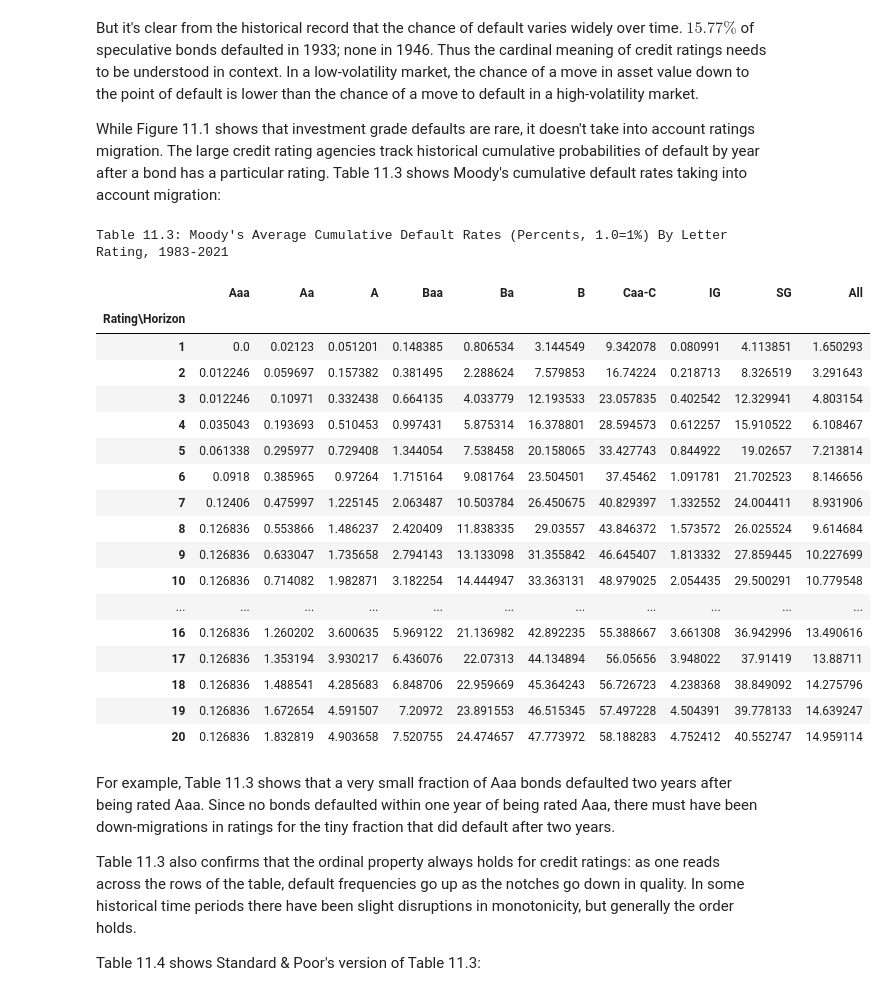
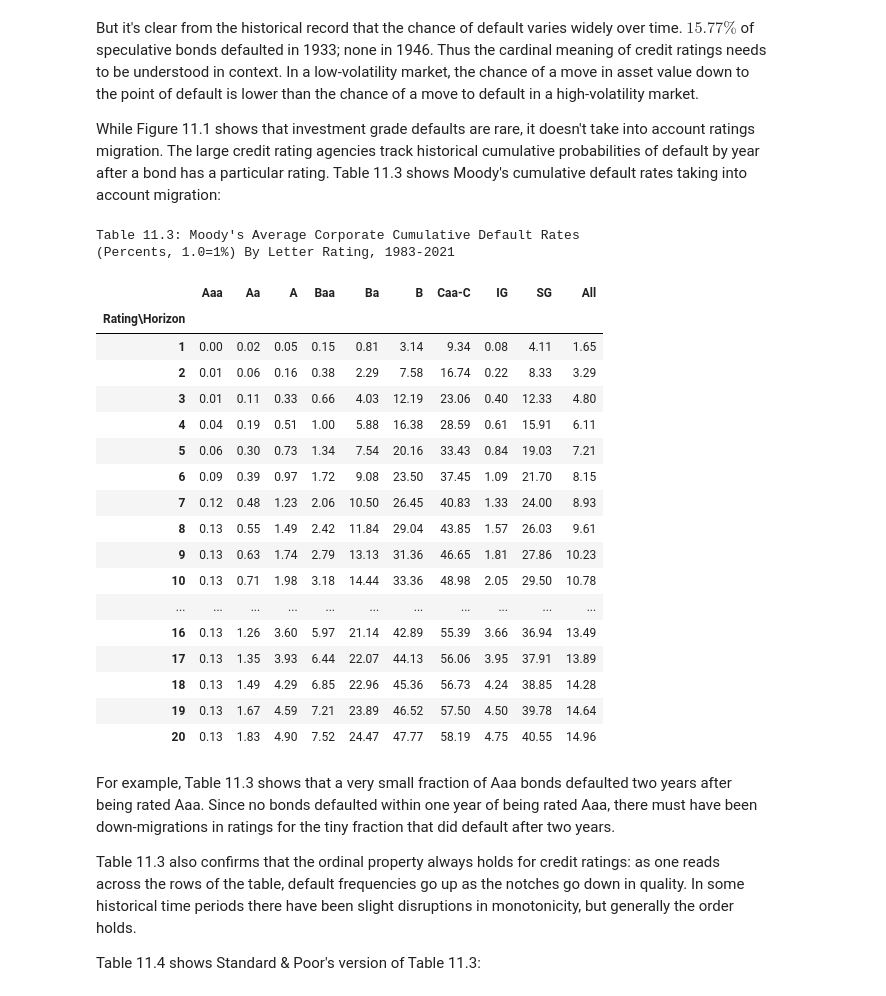
Before and after one commit to omegaphoenix/quantitative-risk-management, a Jupyter notebook: Chapter_11.ipynb, the cells around one changed output. Saved outputs shown, nothing was run; the diff lists cells and outputs as text; code cells hidden in the pictures.

```diff
--- a/Chapter_11.ipynb
+++ b/Chapter_11.ipynb
@@ -266,40 +266,43 @@ While Figure 11.1 shows that investment grade defaults are rare, it doesn't take
 # %%
 #Produce Table 11.3
 #Data from Moody's Corporate Default and Recovery Rates, 1920-2021, Exhibit 41
 #Get restricted date range
 date_range = pd.read_excel(moodys_default_filename, sheet_name='Ex41', nrows=2, engine="openpyxl")
 recent_date_range = date_range.columns[0][-9:]
 
 #Get table and transpose it
 cumulative_rates = pd.read_excel(moodys_default_filename, sheet_name='Ex41', skiprows=2, engine="openpyxl").transpose(copy=True)
 
 idx_names = cumulative_rates.iloc[0]   #Put ratings in column names
 cumulative_rates.rename(columns = idx_names, inplace = True)
 cumulative_rates.index.rename(cumulative_rates.index[0],inplace = True)   #Put "Rating\Horizon as index name"
 cumulative_rates.drop([idx_names.name], inplace = True)   #Drop redundant ratings labels
 
-print("Table 11.3: Moody's Average Cumulative Default Rates (Percents, 1.0=1%) By Letter Rating, "+recent_date_range)
+print("Table 11.3: Moody's Average Corporate Cumulative Default Rates\n"+ \
+      "(Percents, 1.0=1%) By Letter Rating, "+recent_date_range)
+pd.options.display.float_format="{:,.2f}".format
 cumulative_rates*100.
 # %% [output]
-Table 11.3: Moody's Average Cumulative Default Rates (Percents, 1.0=1%) By Letter Rating, 1983-2021
+Table 11.3: Moody's Average Corporate Cumulative Default Rates
+(Percents, 1.0=1%) By Letter Rating, 1983-2021
 |  | Aaa | Aa | A | Baa | Ba | B | Caa-C | IG | SG | All |
 | Rating\Horizon |  |  |  |  |  |  |  |  |  |  |
-| 1 | 0.0 | 0.02123 | 0.051201 | 0.148385 | 0.806534 | 3.144549 | 9.342078 | 0.080991 | 4.113851 | 1.650293 |
-| 2 | 0.012246 | 0.059697 | 0.157382 | 0.381495 | 2.288624 | 7.579853 | 16.74224 | 0.218713 | 8.326519 | 3.291643 |
-| 3 | 0.012246 | 0.10971 | 0.332438 | 0.664135 | 4.033779 | 12.193533 | 23.057835 | 0.402542 | 12.329941 | 4.803154 |
-| 4 | 0.035043 | 0.193693 | 0.510453 | 0.997431 | 5.875314 | 16.378801 | 28.594573 | 0.612257 | 15.910522 | 6.108467 |
-| 5 | 0.061338 | 0.295977 | 0.729408 | 1.344054 | 7.538458 | 20.158065 | 33.427743 | 0.844922 | 19.02657 | 7.213814 |
-| 6 | 0.0918 | 0.385965 | 0.97264 | 1.715164 | 9.081764 | 23.504501 | 37.45462 | 1.091781 | 21.702523 | 8.146656 |
-| 7 | 0.12406 | 0.475997 | 1.225145 | 2.063487 | 10.503784 | 26.450675 | 40.829397 | 1.332552 | 24.004411 | 8.931906 |
-| 8 | 0.126836 | 0.553866 | 1.486237 | 2.420409 | 11.838335 | 29.03557 | 43.846372 | 1.573572 | 26.025524 | 9.614684 |
-| 9 | 0.126836 | 0.633047 | 1.735658 | 2.794143 | 13.133098 | 31.355842 | 46.645407 | 1.813332 | 27.859445 | 10.227699 |
-| 10 | 0.126836 | 0.714082 | 1.982871 | 3.182254 | 14.444947 | 33.363131 | 48.979025 | 2.054435 | 29.500291 | 10.779548 |
+| 1 | 0.00 | 0.02 | 0.05 | 0.15 | 0.81 | 3.14 | 9.34 | 0.08 | 4.11 | 1.65 |
+| 2 | 0.01 | 0.06 | 0.16 | 0.38 | 2.29 | 7.58 | 16.74 | 0.22 | 8.33 | 3.29 |
+| 3 | 0.01 | 0.11 | 0.33 | 0.66 | 4.03 | 12.19 | 23.06 | 0.40 | 12.33 | 4.80 |
+| 4 | 0.04 | 0.19 | 0.51 | 1.00 | 5.88 | 16.38 | 28.59 | 0.61 | 15.91 | 6.11 |
+| 5 | 0.06 | 0.30 | 0.73 | 1.34 | 7.54 | 20.16 | 33.43 | 0.84 | 19.03 | 7.21 |
+| 6 | 0.09 | 0.39 | 0.97 | 1.72 | 9.08 | 23.50 | 37.45 | 1.09 | 21.70 | 8.15 |
+| 7 | 0.12 | 0.48 | 1.23 | 2.06 | 10.50 | 26.45 | 40.83 | 1.33 | 24.00 | 8.93 |
+| 8 | 0.13 | 0.55 | 1.49 | 2.42 | 11.84 | 29.04 | 43.85 | 1.57 | 26.03 | 9.61 |
+| 9 | 0.13 | 0.63 | 1.74 | 2.79 | 13.13 | 31.36 | 46.65 | 1.81 | 27.86 | 10.23 |
+| 10 | 0.13 | 0.71 | 1.98 | 3.18 | 14.44 | 33.36 | 48.98 | 2.05 | 29.50 | 10.78 |
 | ... | ... | ... | ... | ... | ... | ... | ... | ... | ... | ... |
-| 16 | 0.126836 | 1.260202 | 3.600635 | 5.969122 | 21.136982 | 42.892235 | 55.388667 | 3.661308 | 36.942996 | 13.490616 |
-| 17 | 0.126836 | 1.353194 | 3.930217 | 6.436076 | 22.07313 | 44.134894 | 56.05656 | 3.948022 | 37.91419 | 13.88711 |
-| 18 | 0.126836 | 1.488541 | 4.285683 | 6.848706 | 22.959669 | 45.364243 | 56.726723 | 4.238368 | 38.849092 | 14.275796 |
-| 19 | 0.126836 | 1.672654 | 4.591507 | 7.20972 | 23.891553 | 46.515345 | 57.497228 | 4.504391 | 39.778133 | 14.639247 |
-| 20 | 0.126836 | 1.832819 | 4.903658 | 7.520755 | 24.474657 | 47.773972 | 58.188283 | 4.752412 | 40.552747 | 14.959114 |
+| 16 | 0.13 | 1.26 | 3.60 | 5.97 | 21.14 | 42.89 | 55.39 | 3.66 | 36.94 | 13.49 |
+| 17 | 0.13 | 1.35 | 3.93 | 6.44 | 22.07 | 44.13 | 56.06 | 3.95 | 37.91 | 13.89 |
+| 18 | 0.13 | 1.49 | 4.29 | 6.85 | 22.96 | 45.36 | 56.73 | 4.24 | 38.85 | 14.28 |
+| 19 | 0.13 | 1.67 | 4.59 | 7.21 | 23.89 | 46.52 | 57.50 | 4.50 | 39.78 | 14.64 |
+| 20 | 0.13 | 1.83 | 4.90 | 7.52 | 24.47 | 47.77 | 58.19 | 4.75 | 40.55 | 14.96 |
 # %% [markdown]
 For example, Table 11.3 shows that a very small fraction of Aaa bonds defaulted two years after being rated Aaa. Since no bonds defaulted within one year of being rated Aaa, there must have been down-migrations in ratings for the tiny fraction that did default after two years.
 
```
Also changed, not shown: parts of 2 cells of this notebook.
